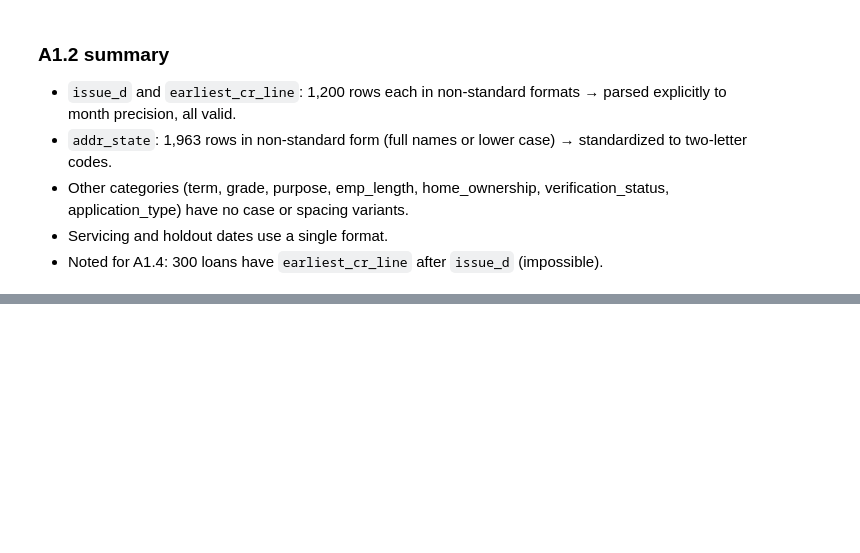
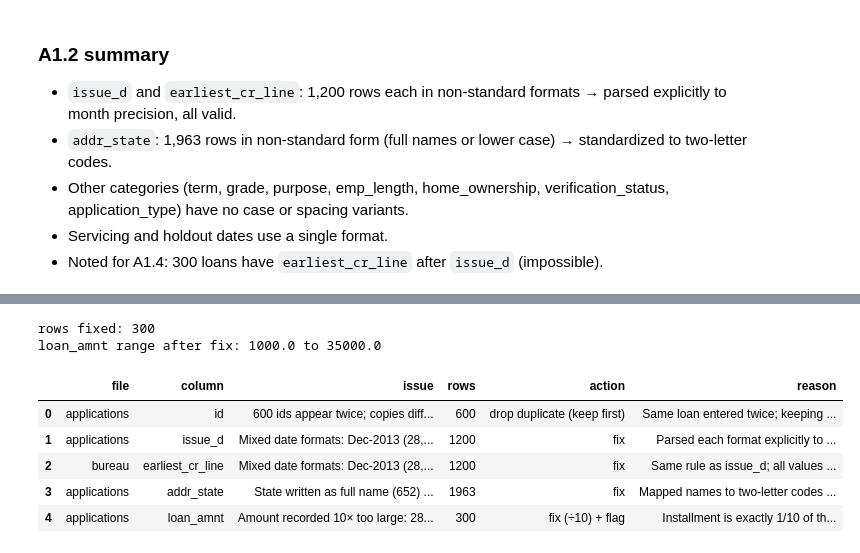
Before and after one commit to Kalki767/credit-risk-assessment, a Jupyter notebook: notebooks/01_audit.ipynb, the cells around one changed output, grey strips where cells are left out. Cells and saved outputs as stored; diff of their text form; code cells hidden in the pictures; blank space fills up the shorter version.

```diff
--- a/notebooks/01_audit.ipynb
+++ b/notebooks/01_audit.ipynb
@@ -439,0 +515,15 @@ log_issue("applications", "addr_state",
+# %%
+train["term_months"] = train["term"].str.extract(r"(\d+)", expand=False).astype(int)
+
+def expected_installment(amount, rate_pct, months):
+    """Standard loan payment formula: amount × r / (1 − (1 + r)^−n), r = monthly rate."""
+    r = rate_pct / 100 / 12
+    return amount * r / (1 - (1 + r) ** (-months))
+
+train["inst_ratio"] = train["installment"] / expected_installment(
+    train["loan_amnt"], train["int_rate"], train["term_months"])
+
+big = train["loan_amnt"] > 40000
+print("normal rows, installment ÷ expected:"); print(train.loc[~big, "inst_ratio"].describe())
+print("\nrows above 40,000, installment ÷ expected:"); print(train.loc[big, "inst_ratio"].describe())
+print("\nmost common large amounts:"); print(train.loc[big, "loan_amnt"].value_counts().head(8))
@@ -439,0 +574,26 @@ log_issue("applications", "addr_state",
+# %%
+x10 = train["inst_ratio"].between(0.099, 0.101)
+
+train["loan_amnt_corrected"] = x10.astype(int)          # 1 = amount was fixed
+train.loc[x10, "loan_amnt"] = train.loc[x10, "loan_amnt"] / 10
+
+print("rows fixed:", int(x10.sum()))
+print("loan_amnt range after fix:", train["loan_amnt"].min(), "to", train["loan_amnt"].max())
+
+log_issue("applications", "loan_amnt",
+          "Amount recorded 10× too large: 280 above the 40,000 limit + 20 within it",
+          rows=int(x10.sum()), action="fix (÷10) + flag",
+          reason="Installment is exactly 1/10 of the payment the stated amount requires "
+                 "(ratio 0.100); installments are typical and no loan shows a wrong installment, "
+                 "so the amount is the corrupted field. 20 errors were within the valid range "
+                 "and found only by the installment cross-check")
+save_issues()
+# %% [output]
+rows fixed: 300
+loan_amnt range after fix: 1000.0 to 35000.0
+|  | file | column | issue | rows | action | reason |
+| 0 | applications | id | 600 ids appear twice; copies diff... | 600 | drop duplicate (keep first) | Same loan entered twice; keeping ... |
+| 1 | applications | issue_d | Mixed date formats: Dec-2013 (28,... | 1200 | fix | Parsed each format explicitly to ... |
+| 2 | bureau | earliest_cr_line | Mixed date formats: Dec-2013 (28,... | 1200 | fix | Same rule as issue_d; all values ... |
+| 3 | applications | addr_state | State written as full name (652) ... | 1963 | fix | Mapped names to two-letter codes ... |
+| 4 | applications | loan_amnt | Amount recorded 10× too large: 28... | 300 | fix (÷10) + flag | Installment is exactly 1/10 of th... |
```
Also changed, not shown: parts of 15 cells of this notebook, 1 other file.
